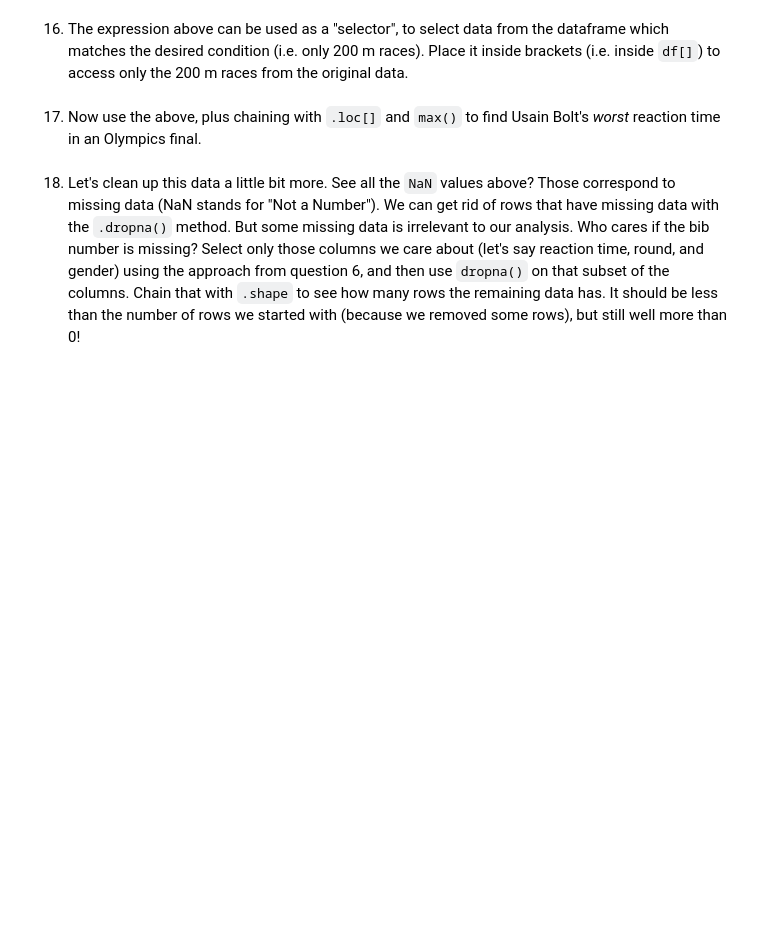
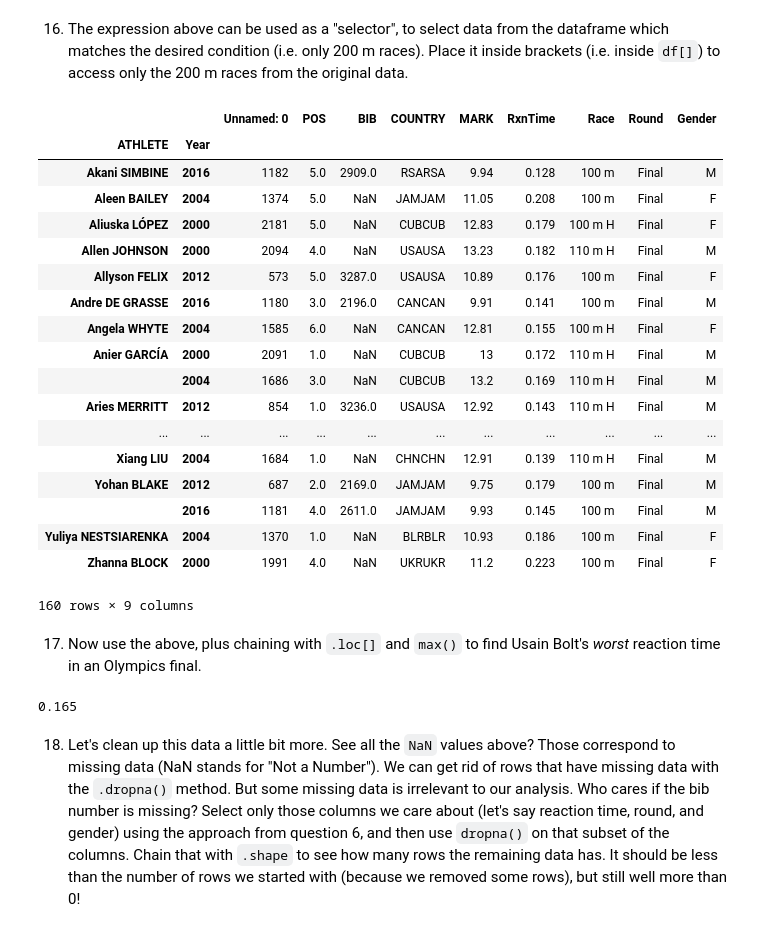
Before and after one commit to grobinson2019/BIO494, a Jupyter notebook: Copy_of_spinal_exercises.ipynb, the cells around one changed output. Drawn from its saved outputs; the diff is of its cells as text; code cells hidden in the pictures; blank space fills up the shorter version.

```diff
--- a/Copy_of_spinal_exercises.ipynb
+++ b/Copy_of_spinal_exercises.ipynb
@@ -260,10 +279,34 @@ df.loc['Usain BOLT','RxnTime'].min().round(5)
 16) The expression above can be used as a "selector", to select data from the dataframe which matches the desired condition (i.e. only 200 m races).  Place it inside brackets (i.e. inside `df[]`) to access only the 200 m races from the original data.
 # %%
 # Fill in your answer to 16 here
+df[df['Round'] == 'Final']
+# %% [output]
+|  |  | Unnamed: 0 | POS | BIB | COUNTRY | MARK | RxnTime | Race | Round | Gender |
+| ATHLETE | Year |  |  |  |  |  |  |  |  |  |
+| Akani SIMBINE | 2016 | 1182 | 5.0 | 2909.0 | RSARSA | 9.94 | 0.128 | 100 m | Final | M |
+| Aleen BAILEY | 2004 | 1374 | 5.0 | NaN | JAMJAM | 11.05 | 0.208 | 100 m | Final | F |
+| Aliuska LÓPEZ | 2000 | 2181 | 5.0 | NaN | CUBCUB | 12.83 | 0.179 | 100 m H | Final | F |
+| Allen JOHNSON | 2000 | 2094 | 4.0 | NaN | USAUSA | 13.23 | 0.182 | 110 m H | Final | M |
+| Allyson FELIX | 2012 | 573 | 5.0 | 3287.0 | USAUSA | 10.89 | 0.176 | 100 m | Final | F |
+| Andre DE GRASSE | 2016 | 1180 | 3.0 | 2196.0 | CANCAN | 9.91 | 0.141 | 100 m | Final | M |
+| Angela WHYTE | 2004 | 1585 | 6.0 | NaN | CANCAN | 12.81 | 0.155 | 100 m H | Final | F |
+| Anier GARCÍA | 2000 | 2091 | 1.0 | NaN | CUBCUB | 13 | 0.172 | 110 m H | Final | M |
+|  | 2004 | 1686 | 3.0 | NaN | CUBCUB | 13.2 | 0.169 | 110 m H | Final | M |
+| Aries MERRITT | 2012 | 854 | 1.0 | 3236.0 | USAUSA | 12.92 | 0.143 | 110 m H | Final | M |
+| ... | ... | ... | ... | ... | ... | ... | ... | ... | ... | ... |
+| Xiang LIU | 2004 | 1684 | 1.0 | NaN | CHNCHN | 12.91 | 0.139 | 110 m H | Final | M |
+| Yohan BLAKE | 2012 | 687 | 2.0 | 2169.0 | JAMJAM | 9.75 | 0.179 | 100 m | Final | M |
+|  | 2016 | 1181 | 4.0 | 2611.0 | JAMJAM | 9.93 | 0.145 | 100 m | Final | M |
+| Yuliya NESTSIARENKA | 2004 | 1370 | 1.0 | NaN | BLRBLR | 10.93 | 0.186 | 100 m | Final | F |
+| Zhanna BLOCK | 2000 | 1991 | 4.0 | NaN | UKRUKR | 11.2 | 0.223 | 100 m | Final | F |
+160 rows × 9 columns
 # %% [markdown]
 17) Now use the above, plus chaining with `.loc[]` and `max()` to find Usain Bolt's *worst* reaction time in an Olympics final.
 # %%
 # Fill in your answer to 17 here
+df[df['Round'] == 'Final'].loc['Usain BOLT','RxnTime'].max()
+# %% [output]
+0.165
 # %% [markdown]
 18) Let's clean up this data a little bit more.  See all the `NaN` values above?  Those correspond to missing data (NaN stands for "Not a Number").  We can get rid of rows that have missing data with the `.dropna()` method.  But some missing data is irrelevant to our analysis.  Who cares if the bib number is missing?  Select only those columns we care about (let's say reaction time, round, and gender) using the approach from question 6, and then use `dropna()` on that subset of the columns.  Chain that with `.shape` to see how many rows the remaining data has.  It should be less than the number of rows we started with (because we removed some rows), but still well more than 0!
 # %%
```
Also changed, not shown: parts of 2 cells of this notebook.
